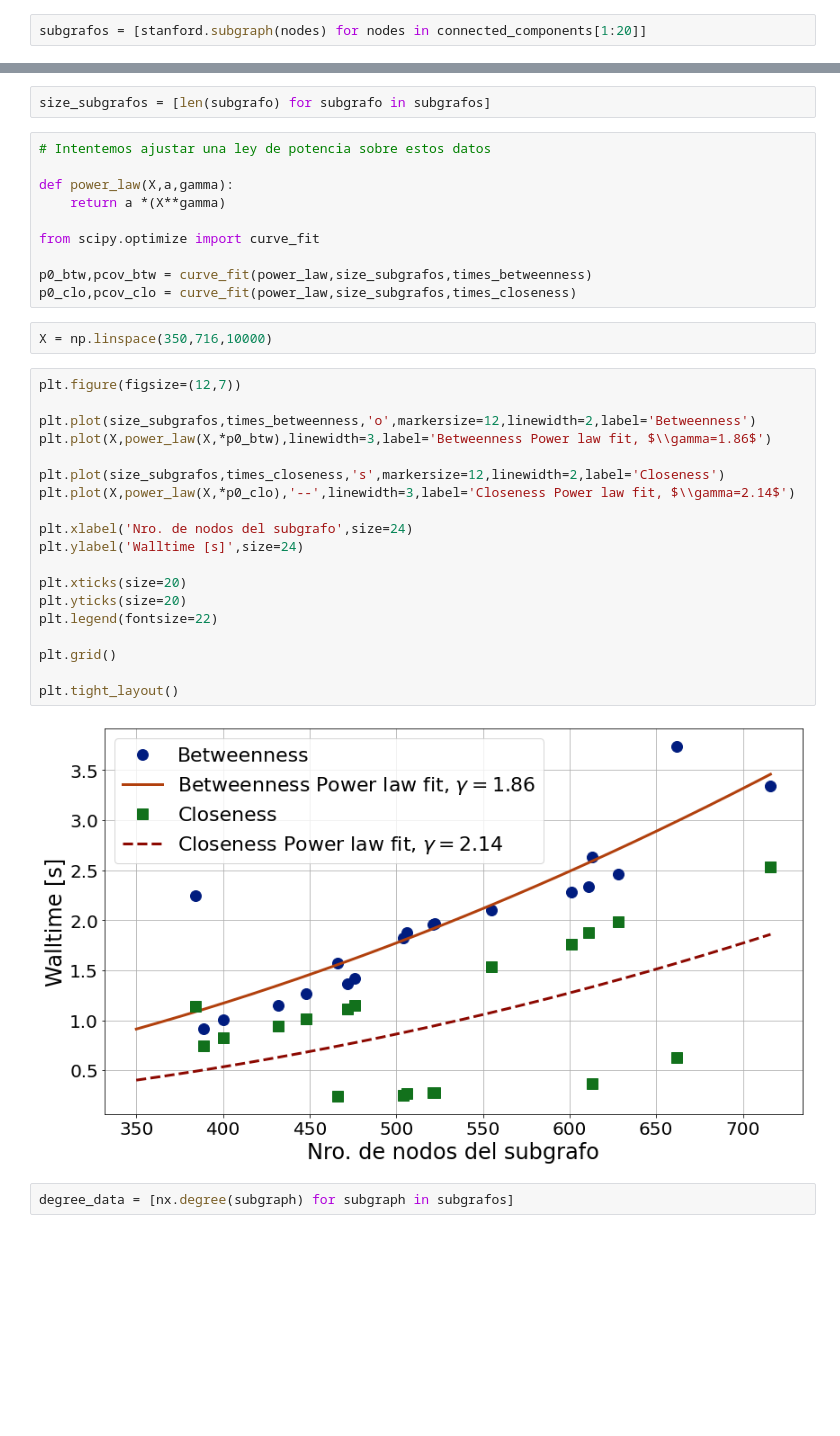
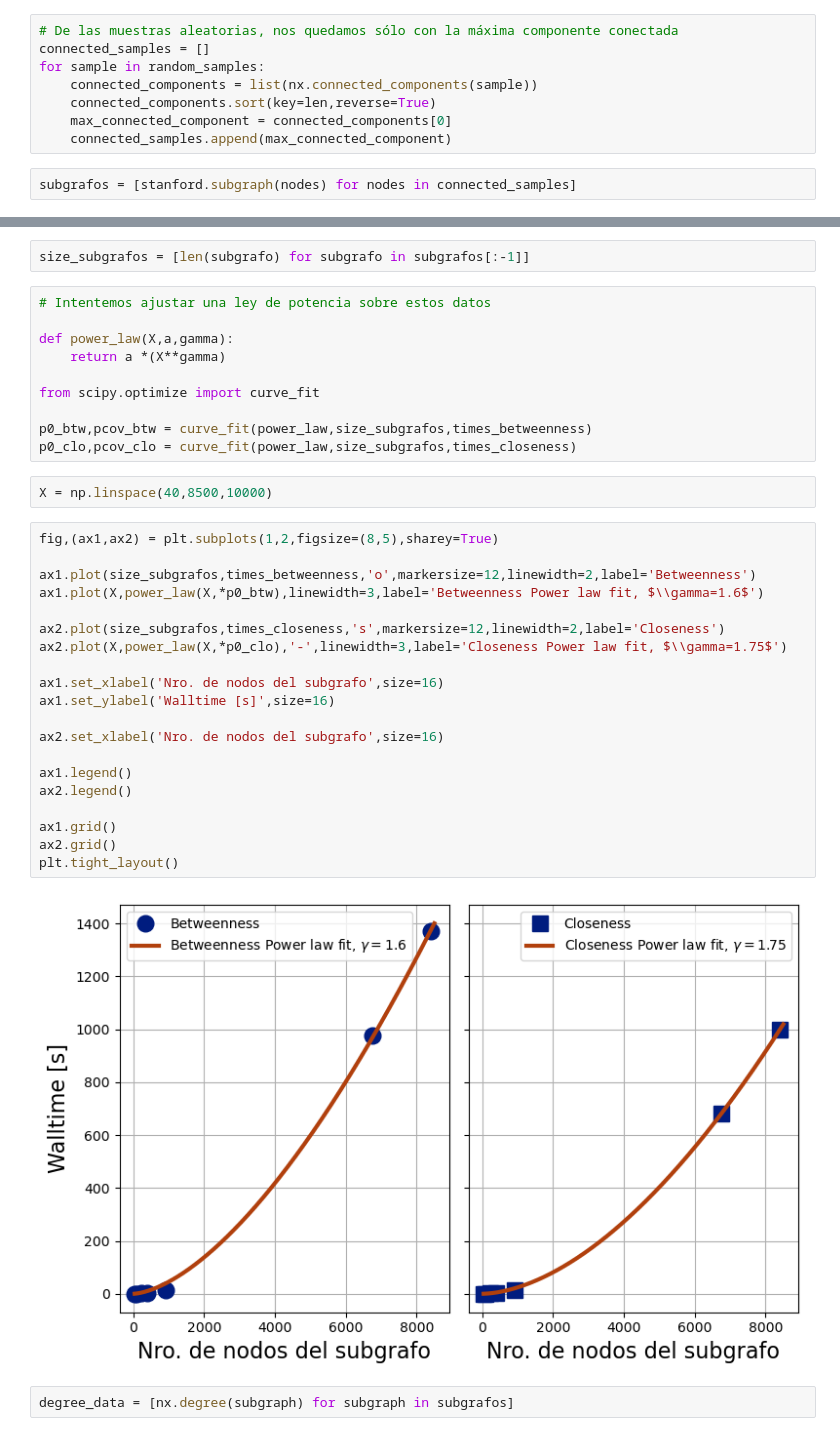
Before and after one commit to nicolasvazquez95/RedesComplejas_famaf, a Jupyter notebook: soluciones/tp1/Stanford.ipynb, the cells around one changed output, grey strips where cells are left out. Drawn from its saved outputs; the diff is of its cells as text; blank space fills up the shorter version.

Commit message:
Stanford fix

```diff
--- a/soluciones/tp1/Stanford.ipynb
+++ b/soluciones/tp1/Stanford.ipynb
@@ -54,5 +30,13 @@ Vamos a calcular sobre las componentes conectadas que tienen entre 716 y 384 nod
+# %%
+# De las muestras aleatorias, nos quedamos sólo con la máxima componente conectada
+connected_samples = []
+for sample in random_samples:
+    connected_components = list(nx.connected_components(sample))
+    connected_components.sort(key=len,reverse=True)
+    max_connected_component = connected_components[0]
+    connected_samples.append(max_connected_component)
 # %%
-subgrafos = [stanford.subgraph(nodes) for nodes in connected_components[1:20]]
+subgrafos = [stanford.subgraph(nodes) for nodes in connected_samples]
 # %%
 import time
 
@@ -117,7 +83,7 @@ $$ t(N) = t_0 N^\gamma$$
 
 siendo $t$ el tiempo requerido para calcular, y $N$ el tamaño del subgrafo (medido en cantidad de nodos). Los parámetros de ajuste son la constante de proporcionalidad $t_0$ y el exponente $\gamma$.
 # %%
-size_subgrafos = [len(subgrafo) for subgrafo in subgrafos]
+size_subgrafos = [len(subgrafo) for subgrafo in subgrafos[:-1]]
 # %%
 # Intentemos ajustar una ley de potencia sobre estos datos
 
@@ -129,28 +95,29 @@ from scipy.optimize import curve_fit
 p0_btw,pcov_btw = curve_fit(power_law,size_subgrafos,times_betweenness)
 p0_clo,pcov_clo = curve_fit(power_law,size_subgrafos,times_closeness)
 # %%
-X = np.linspace(350,716,10000)
+X = np.linspace(40,8500,10000)
 # %%
-plt.figure(figsize=(12,7))
+fig,(ax1,ax2) = plt.subplots(1,2,figsize=(8,5),sharey=True)
 
-plt.plot(size_subgrafos,times_betweenness,'o',markersize=12,linewidth=2,label='Betweenness')
-plt.plot(X,power_law(X,*p0_btw),linewidth=3,label='Betweenness Power law fit, $\\gamma=1.86$')
+ax1.plot(size_subgrafos,times_betweenness,'o',markersize=12,linewidth=2,label='Betweenness')
+ax1.plot(X,power_law(X,*p0_btw),linewidth=3,label='Betweenness Power law fit, $\\gamma=1.6$')
 
-plt.plot(size_subgrafos,times_closeness,'s',markersize=12,linewidth=2,label='Closeness')
-plt.plot(X,power_law(X,*p0_clo),'--',linewidth=3,label='Closeness Power law fit, $\\gamma=2.14$')
+ax2.plot(size_subgrafos,times_closeness,'s',markersize=12,linewidth=2,label='Closeness')
+ax2.plot(X,power_law(X,*p0_clo),'-',linewidth=3,label='Closeness Power law fit, $\\gamma=1.75$')
 
-plt.xlabel('Nro. de nodos del subgrafo',size=24)
-plt.ylabel('Walltime [s]',size=24)
+ax1.set_xlabel('Nro. de nodos del subgrafo',size=16)
+ax1.set_ylabel('Walltime [s]',size=16)
 
-plt.xticks(size=20)
-plt.yticks(size=20)
-plt.legend(fontsize=22)
+ax2.set_xlabel('Nro. de nodos del subgrafo',size=16)
 
-plt.grid()
+ax1.legend()
+ax2.legend()
 
+ax1.grid()
+ax2.grid()
 plt.tight_layout()
 # %% [output]
-[figure, old version]
+[figure, new version]
 # %%
 degree_data = [nx.degree(subgraph) for subgraph in subgrafos]
 # %%
```
Also changed, not shown: parts of 9 cells of this notebook, 5 other files.
